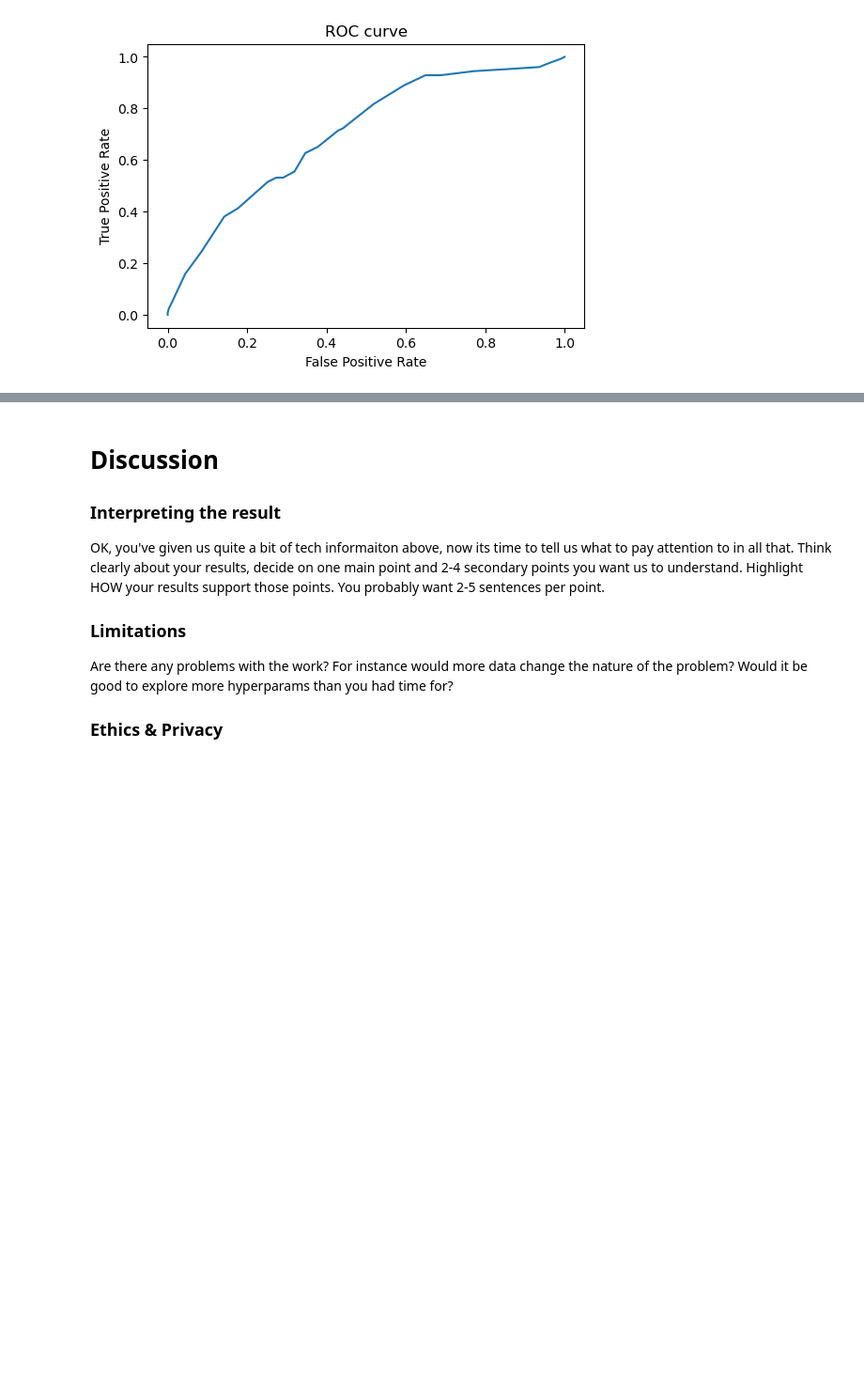
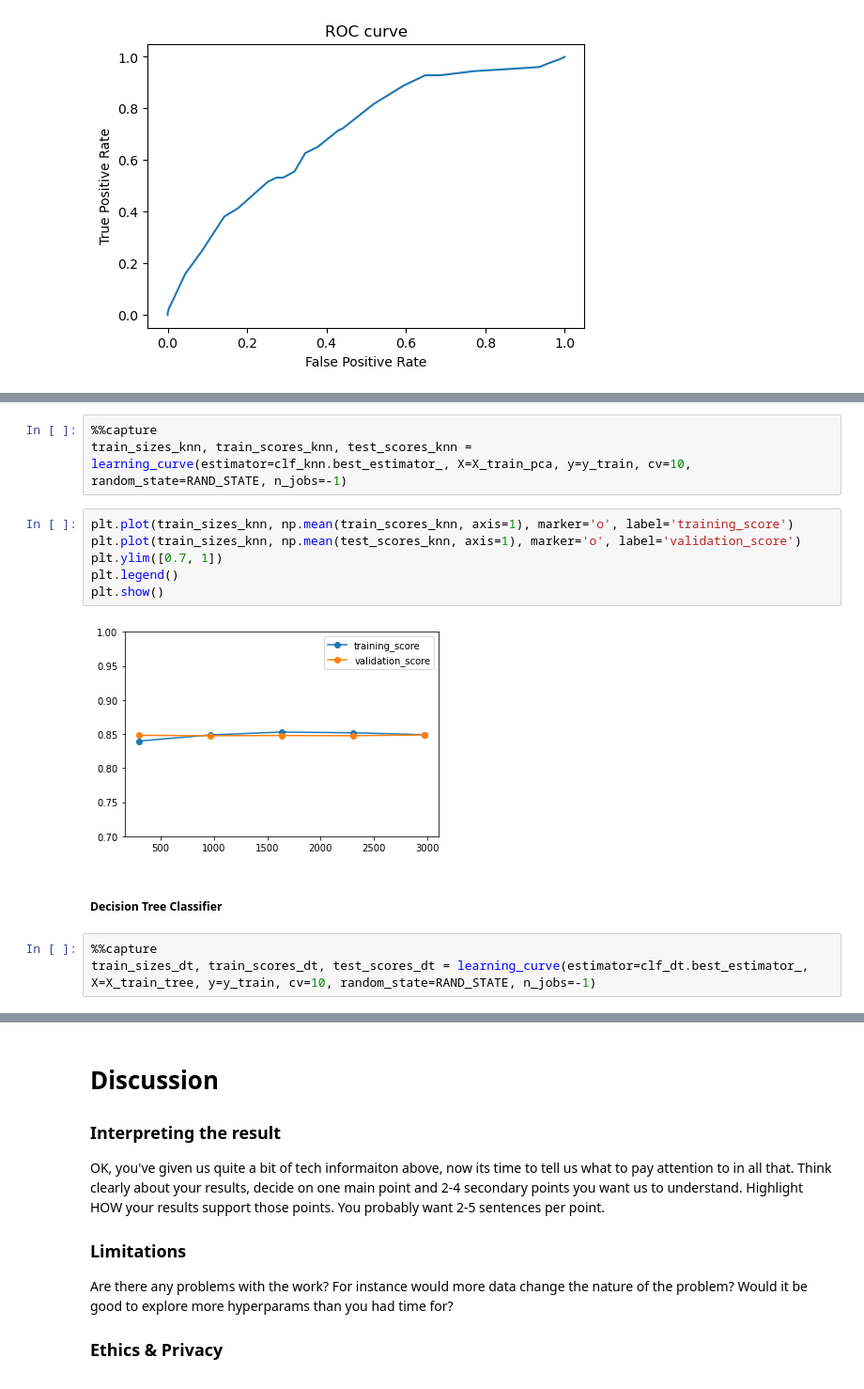
Before and after one commit to COGS118A/Group009-Sp22, a Jupyter notebook: FinalProject_group009.ipynb, the cells around one changed output, grey strips where cells are left out. Shown at 94% size. Saved outputs shown, nothing was run; the diff lists cells and outputs as text; blank space fills up the shorter version.

```diff
--- a/FinalProject_group009.ipynb
+++ b/FinalProject_group009.ipynb
@@ -804,0 +900,16 @@ Area under the Receiver Operating Characteristic curve: 0.7017639200235491
+# %%
+%%capture
+train_sizes_knn, train_scores_knn, test_scores_knn = learning_curve(estimator=clf_knn.best_estimator_, X=X_train_pca, y=y_train, cv=10, random_state=RAND_STATE, n_jobs=-1)
+# %%
+plt.plot(train_sizes_knn, np.mean(train_scores_knn, axis=1), marker='o', label='training_score')
+plt.plot(train_sizes_knn, np.mean(test_scores_knn, axis=1), marker='o', label='validation_score')
+plt.ylim([0.7, 1])
+plt.legend()
+plt.show()
+# %% [output]
+[figure, added]
+# %% [markdown]
+##### Decision Tree Classifier
+# %%
+%%capture
+train_sizes_dt, train_scores_dt, test_scores_dt = learning_curve(estimator=clf_dt.best_estimator_, X=X_train_tree, y=y_train, cv=10, random_state=RAND_STATE, n_jobs=-1)
```
Also changed, not shown: parts of 29 cells of this notebook.
